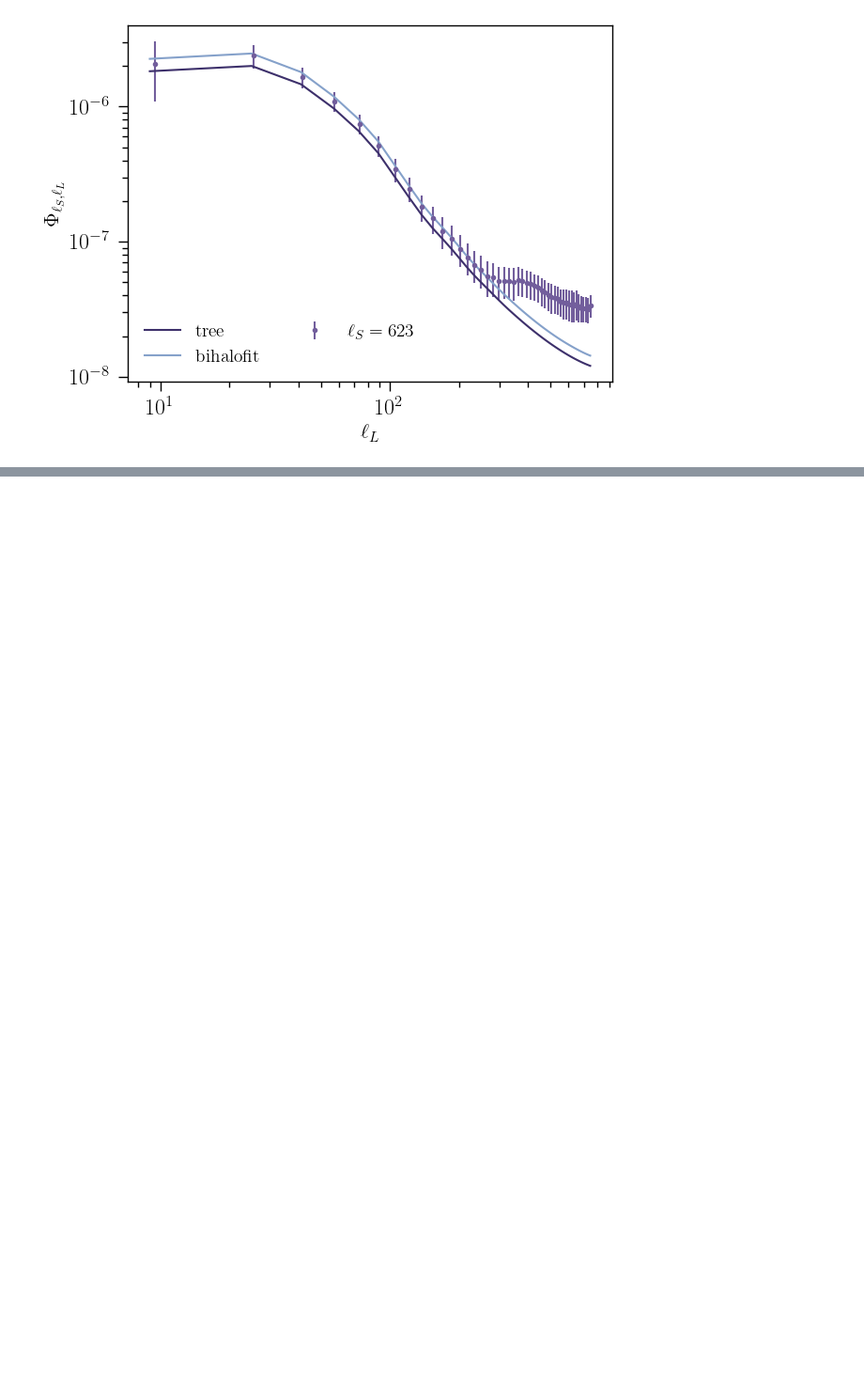
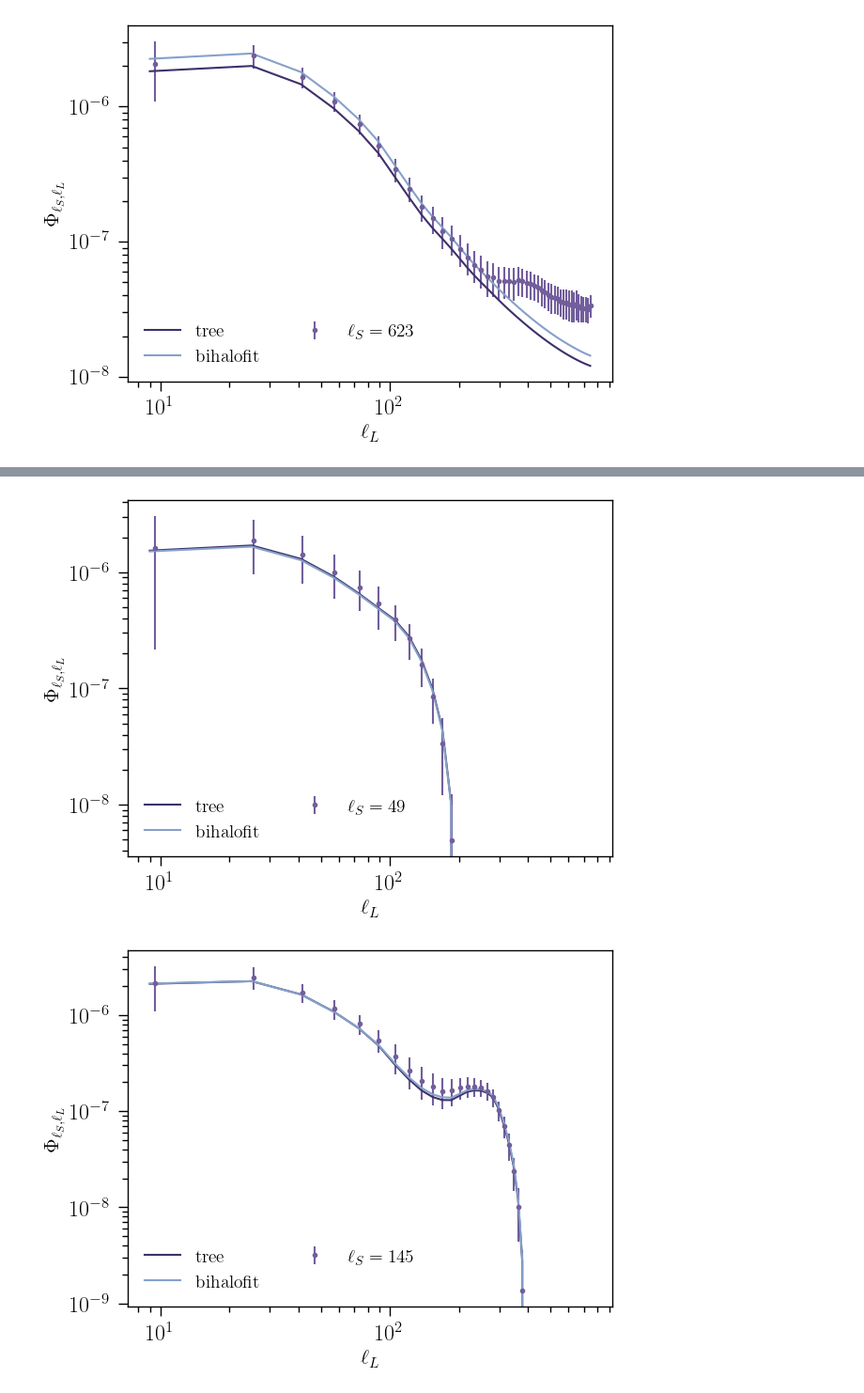
Before and after one commit to anicola/bispectrum, a Jupyter notebook: notebooks/FSB+bispectra.ipynb, the cells around one changed output, grey strips where cells are left out. Shown: that part at 94% size. Cells and saved outputs as stored; diff of their text form; code cells hidden in the pictures; blank space fills up the shorter version.

```diff
--- a/notebooks/FSB+bispectra.ipynb
+++ b/notebooks/FSB+bispectra.ipynb
@@ -242,3 +244,30 @@ for i, L in enumerate(dln['Ls'][:-1]):
 [figure]
 [figure]
 [figure]
+# %%
+ls_binarr = np.linspace(1, 96*7+1, 8, dtype='int')
+ll_bins = np.linspace(1, 753, 48, dtype='int')
+
+nbin_ls = ls_binarr.shape[0]-1
+nbin_ll = ll_bins.shape[0]-1
+
+Bk_fsb_intp = np.zeros((nbin_ls, nbin_ll))
+Bk_fsb_hlft_intp = np.zeros((nbin_ls, nbin_ll))
+
+myfsb = fsb.FSB()
+
+for i in range(len(ls_binarr)-1):
+    ls_bins = ls_binarr[i:i+2]
+    print('ls bins = ', ls_bins)
+    Bk_fsb_temp, Bl = myfsb.Bk_fsb_interp(cosmo, trg, trg, trg, ptt_g, ptt_g, ptt_g, ls_bins, \
+                                          ll_bins, Bkm='tree', nbar=303556)
+    Bk_fsb_intp[i, :] = Bk_fsb_temp
+
+myfsb = fsb.FSB()
+
+for i in range(len(ls_binarr)-1):
+    ls_bins = ls_binarr[i:i+2]
+    print('ls bins = ', ls_bins)
+    Bk_fsb_hlft_temp, Bl_hlft = myfsb.Bk_fsb_interp(cosmo, trg, trg, trg, ptt_g, ptt_g, ptt_g, \
+                                                 ls_bins, ll_bins, Bkm='halofit', nbar=303556)
+    Bk_fsb_hlft_intp[i, :] = Bk_fsb_hlft_temp
@@ -244,0 +293,16 @@ for i, L in enumerate(dln['Ls'][:-1]):
+# %%
+ll_means = 0.5*(ll_bins[:-1]+ll_bins[1:])
+
+ls_bin_means = 0.5*(ls_binarr[:-1]+ls_binarr[1:])
+
+for i in range(ls_bin_means.shape[0]):
+    plt.figure()
+    plt.errorbar(dln['ls'], dln['fsb'][i], yerr=dln['efsb'][i], fmt='.', label=f'$\\ell_S=%d$' % (int(ls_bin_means[i])), color=colors[3])
+    plt.loglog(ll_means, Bk_fsb_intp[i, :], label=r'$\mathrm{tree}$', color=colors[4])
+    plt.loglog(ll_means, Bk_fsb_hlft_intp[i, :], label=r'$\mathrm{bihalofit}$', color=colors[1])
+    plt.xlabel('$\\ell_L$', fontsize=16)
+    plt.ylabel('$\\Phi_{\\ell_S,\\ell_L}$', fontsize=16)
+    plt.legend(loc='lower left', fontsize=14, frameon=False, ncol=2)
+# %% [output]
+[figure, added]
+[figure, added]
```
Also changed, not shown: parts of 3 cells of this notebook, 3 other files.
